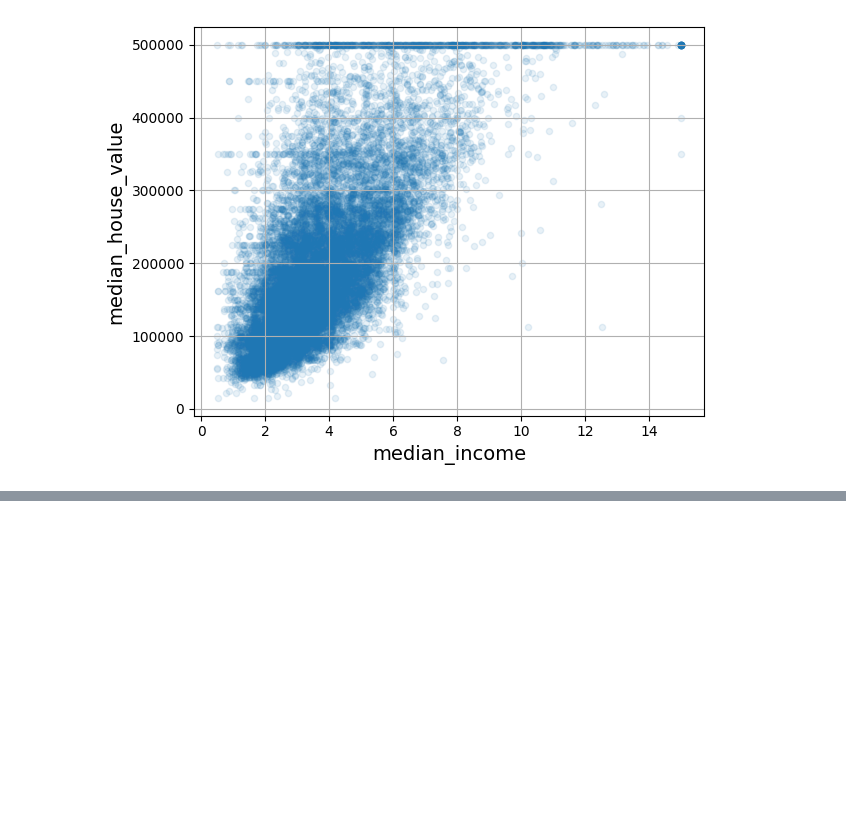
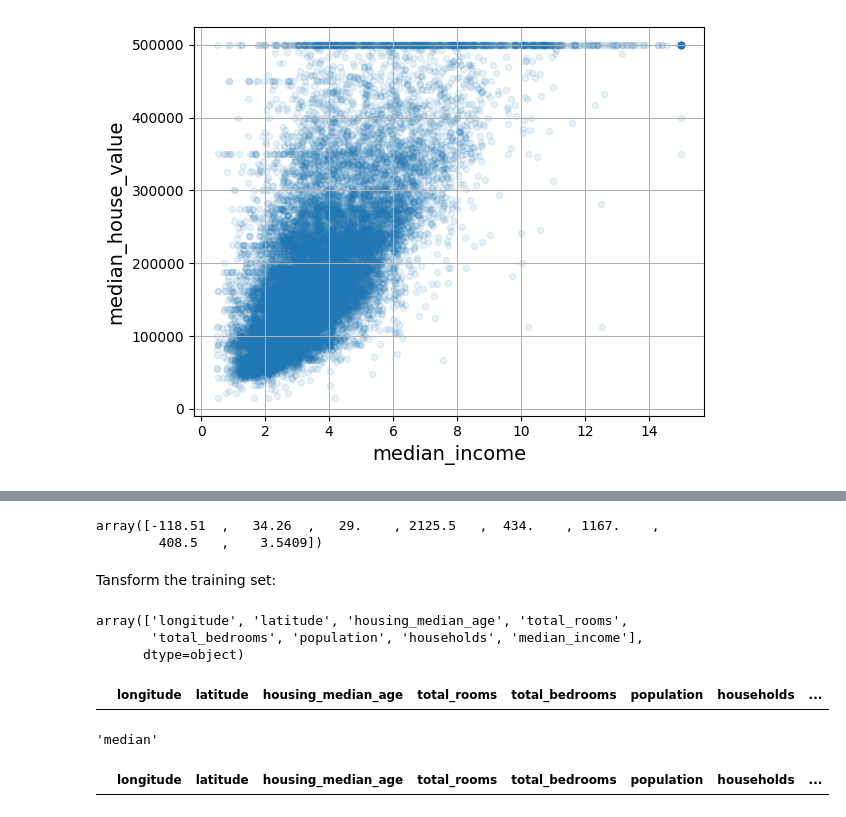
Before and after one commit to MSulSal/hands-on-ml, a Jupyter notebook: 02.ipynb, the cells around one changed output, grey strips where cells are left out. Saved outputs shown, nothing was run; the diff lists cells and outputs as text; code cells hidden in the pictures; blank space fills up the shorter version.

```diff
--- a/02.ipynb
+++ b/02.ipynb
@@ -390,0 +471,2 @@ plt.show()
+# %%
+housing_num = housing.select_dtypes(include=[np.number])
@@ -390,0 +484,25 @@ plt.show()
+# %%
+housing_num.median().values
+# %% [output]
+array([-118.51  ,   34.26  ,   29.    , 2125.5   ,  434.    , 1167.    ,
+        408.5   ,    3.5409])
+# %% [markdown]
+Tansform the training set:
+# %%
+X = imputer.transform(housing_num)
+# %%
+imputer.feature_names_in_
+# %% [output]
+array(['longitude', 'latitude', 'housing_median_age', 'total_rooms',
+       'total_bedrooms', 'population', 'households', 'median_income'],
+      dtype=object)
+# %%
+housing_tr = pd.DataFrame(X, columns=housing_num.columns, index=housing_num.index)
+# %%
+housing_tr.loc[null_rows_idx].head()
+# %% [output]
+|  | longitude | latitude | housing_median_age | total_rooms | total_bedrooms | population | households | ... |
+# %%
+imputer.strategy
+# %% [output]
+'median'
@@ -390,0 +511,4 @@ plt.show()
+# %%
+housing_tr.loc[null_rows_idx].head()
+# %% [output]
+|  | longitude | latitude | housing_median_age | total_rooms | total_bedrooms | population | households | ... |
```
Also changed, not shown: parts of 38 cells of this notebook.
